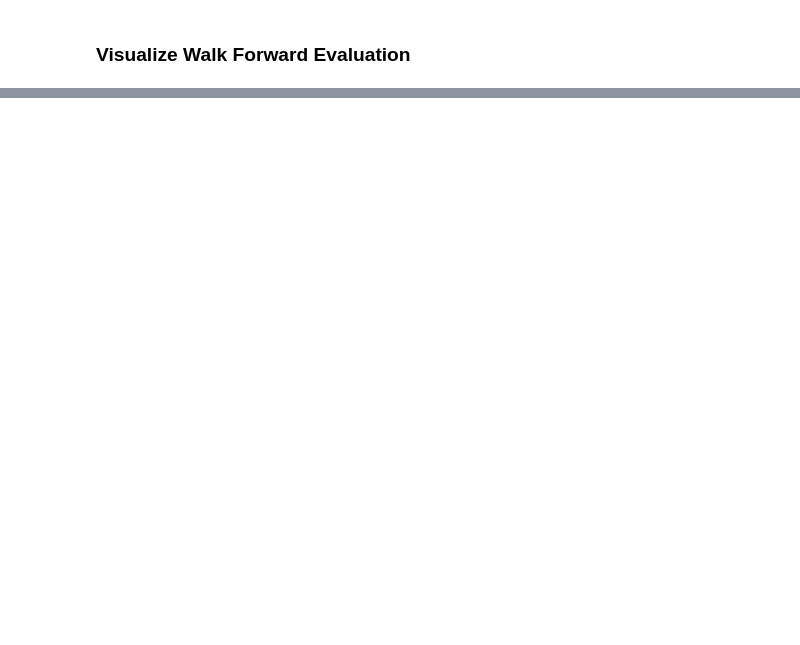
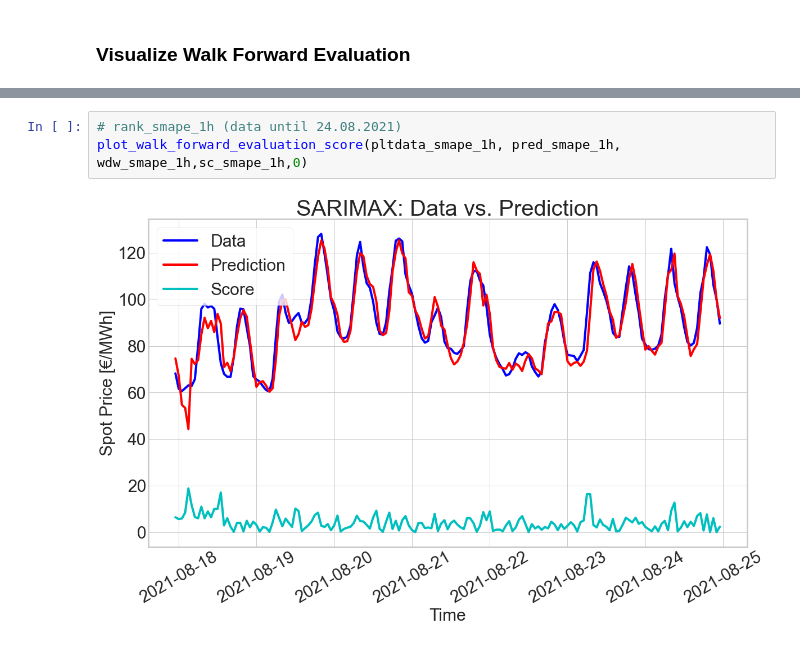
Before and after one commit to kerstinforster/electricity-price-forecasting, a Jupyter notebook: modellab/Stats_Models.ipynb, the cells around one changed output, grey strips where cells are left out. Drawn from its saved outputs; the diff is of its cells as text; blank space fills up the shorter version.

```diff
--- a/modellab/Stats_Models.ipynb
+++ b/modellab/Stats_Models.ipynb
@@ -875,0 +1243,5 @@ To do's:
+# %%
+# rank_smape_1h (data until 24.08.2021)
+plot_walk_forward_evaluation_score(pltdata_smape_1h, pred_smape_1h, wdw_smape_1h,sc_smape_1h,0)
+# %% [output]
+[figure, added]
```
Also changed, not shown: parts of 50 cells of this notebook, 3 other files.
